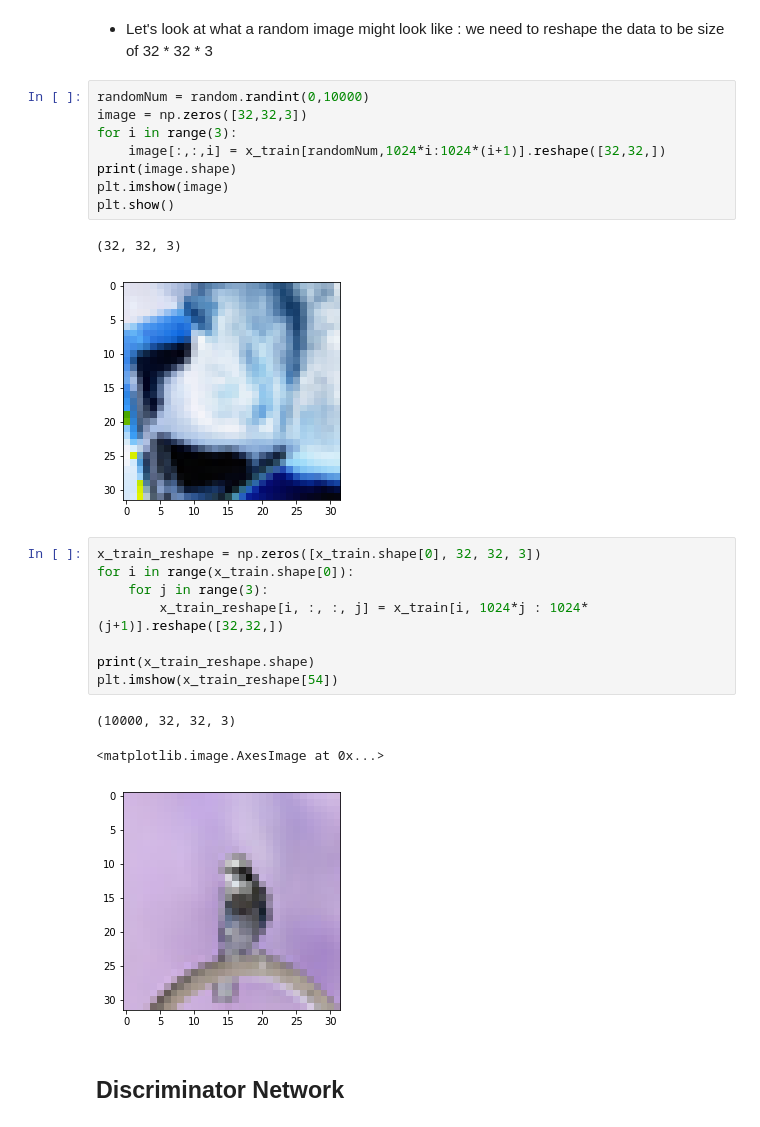
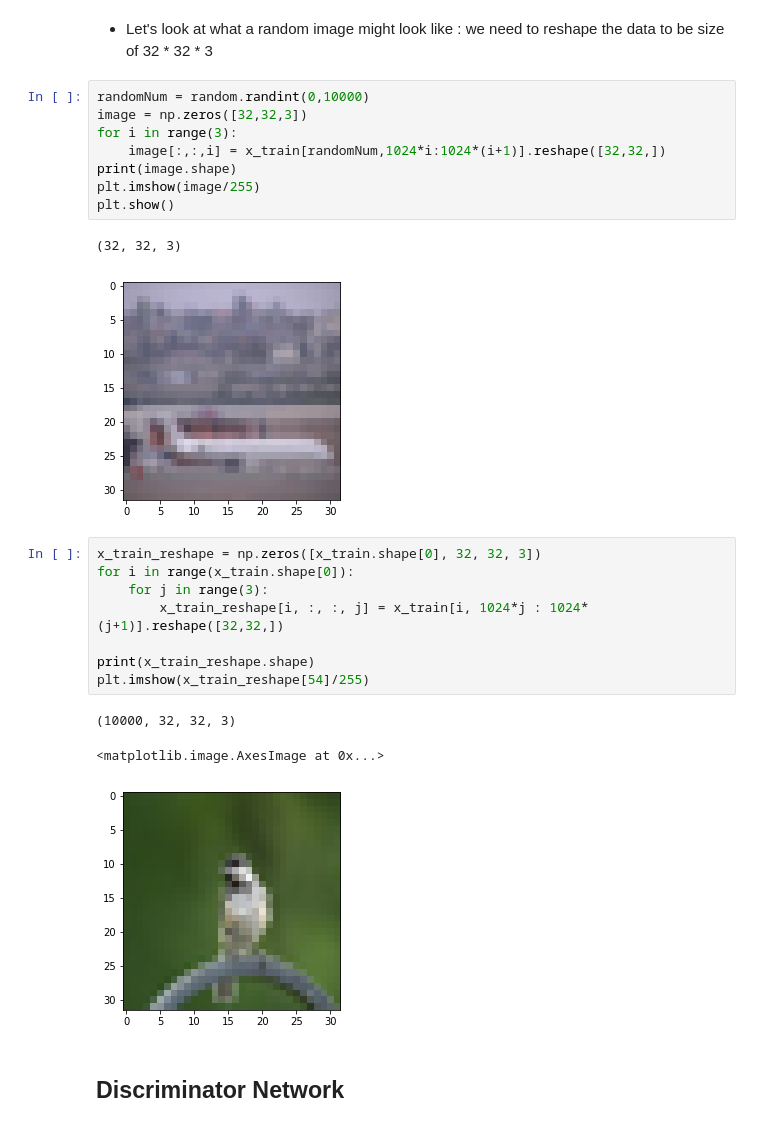
Before and after one commit to Lamela/GAN, a Jupyter notebook: GAN.ipynb, the cells around one changed output. Saved outputs shown, nothing was run; the diff lists cells and outputs as text.

Commit message:
change the training part.

```diff
--- a/GAN.ipynb
+++ b/GAN.ipynb
@@ -45,23 +45,23 @@ image = np.zeros([32,32,3])
 for i in range(3):
     image[:,:,i] = x_train[randomNum,1024*i:1024*(i+1)].reshape([32,32,])
 print(image.shape)
-plt.imshow(image)
+plt.imshow(image/255)
 plt.show()
 # %% [output]
 (32, 32, 3)
-[figure, old version]
+[figure, new version]
 # %%
 x_train_reshape = np.zeros([x_train.shape[0], 32, 32, 3])
 for i in range(x_train.shape[0]):
     for j in range(3):
         x_train_reshape[i, :, :, j] = x_train[i, 1024*j : 1024*(j+1)].reshape([32,32,])
 
 print(x_train_reshape.shape)
-plt.imshow(x_train_reshape[54])
+plt.imshow(x_train_reshape[54]/255)
 # %% [output]
 (10000, 32, 32, 3)
 <matplotlib.image.AxesImage at 0x...>
-[figure, old version]
+[figure, new version]
 # %% [markdown]
 ## Discriminator Network
 # %% [markdown]
```
Also changed, not shown: parts of 6 cells of this notebook.
